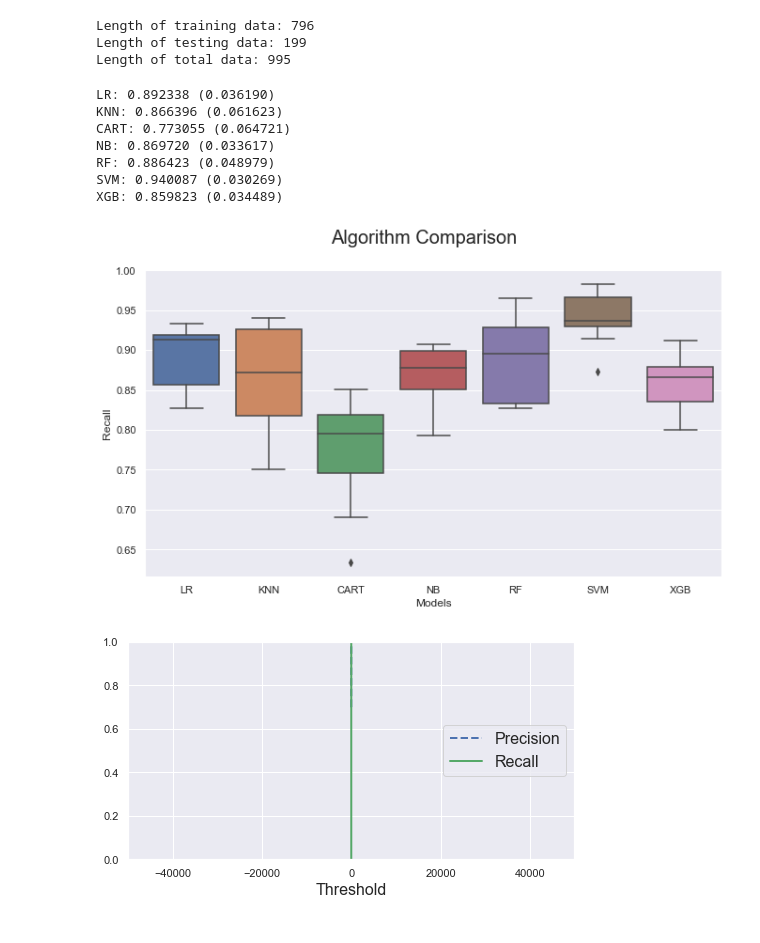
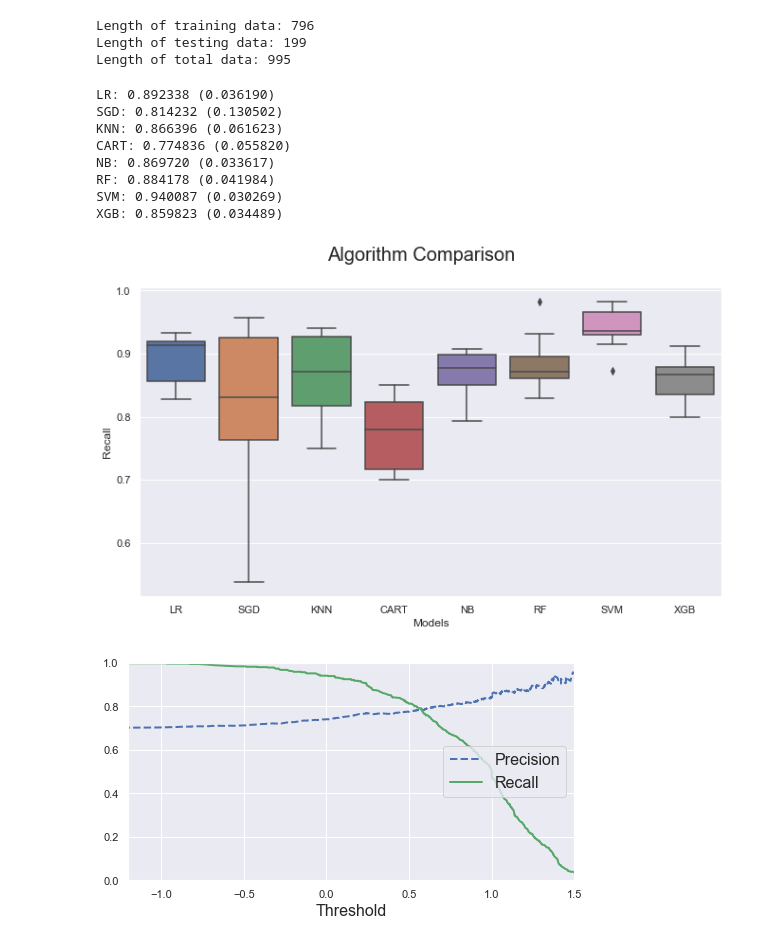
Before and after one commit to jpzambranoleon/german-credit-data-project, a Jupyter notebook: model.ipynb, the cells around one changed output. Drawn from its saved outputs; the diff is of its cells as text; code cells hidden in the pictures.

```diff
--- a/model.ipynb
+++ b/model.ipynb
@@ -155,6 +155,7 @@ train_data_prepared = full_pipeline.fit_transform(X_train)
 test_data_prepared = full_pipeline.fit_transform(X_test)
 # %%
 from sklearn.linear_model import LogisticRegression
+from sklearn.linear_model import SGDClassifier
 from sklearn.neighbors import KNeighborsClassifier
 from sklearn.tree import DecisionTreeClassifier
 from sklearn.naive_bayes import MultinomialNB
@@ -168,12 +169,13 @@ seed = 7
 
 # prepare models
 models = []
-models.append(('LR', LogisticRegression()))
+models.append(('LR', LogisticRegression(random_state=42)))
+models.append(('SGD', SGDClassifier(random_state=42)))
 models.append(('KNN', KNeighborsClassifier()))
-models.append(('CART', DecisionTreeClassifier()))
+models.append(('CART', DecisionTreeClassifier(random_state=42)))
 models.append(('NB', MultinomialNB()))
-models.append(('RF', RandomForestClassifier()))
-models.append(('SVM', SVC()))
+models.append(('RF', RandomForestClassifier(random_state=42)))
+models.append(('SVM', SVC(random_state=42)))
 models.append(('XGB', XGBClassifier()))
 
 # evaluate each model in turn
@@ -190,10 +192,11 @@ for name, model in models:
         print(msg)
 # %% [output]
 LR: 0.892338 (0.036190)
+SGD: 0.814232 (0.130502)
 KNN: 0.866396 (0.061623)
-CART: 0.773055 (0.064721)
+CART: 0.774836 (0.055820)
 NB: 0.869720 (0.033617)
-RF: 0.886423 (0.048979)
+RF: 0.884178 (0.041984)
 SVM: 0.940087 (0.030269)
 XGB: 0.859823 (0.034489)
 # %%
@@ -205,31 +208,28 @@ ax1.set_xlabel("Models")
 ax1.set_ylabel("Recall")
 plt.show()
 # %% [output]
-[figure, old version]
+[figure, new version]
 # %%
 from sklearn.model_selection import cross_val_predict
 from sklearn.metrics import precision_recall_curve
 
 y_scores = cross_val_predict(SVC(), train_data_prepared, y_train, cv=kfold, method='decision_function')
 
 precisions, recalls, thresholds = precision_recall_curve(y_train, y_scores)
 
 def plot_precision_recall_vs_threshold(precisions, recalls, thresholds):
     plt.plot(thresholds, precisions[:-1], "b--", label="Precision", linewidth=2)
     plt.plot(thresholds, recalls[:-1], "g-", label="Recall", linewidth=2)
-    plt.legend(loc="center right", fontsize=16) # Not shown in the book
-    plt.xlabel("Threshold", fontsize=16)        # Not shown
-    plt.grid(True)                              # Not shown
-    plt.axis([-50000, 50000, 0, 1])             # Not shown
-
-recall_90_precision = recalls[np.argmax(precisions >= 0.90)]
-threshold_90_precision = thresholds[np.argmax(precisions >= 0.90)]
+    plt.legend(loc="center right", fontsize=16)
+    plt.xlabel("Threshold", fontsize=16)
+    plt.grid(True)
+    plt.axis([-1.2, 1.5, 0, 1])
 
 
 plt.figure(figsize=(8, 4))
 plot_precision_recall_vs_threshold(precisions, recalls, thresholds)
 # %% [output]
-[figure, old version]
+[figure, new version]
 # %%
 from sklearn.model_selection import cross_val_predict
 from sklearn.metrics import roc_curve
```
Also changed, not shown: parts of 1 cell of this notebook.
